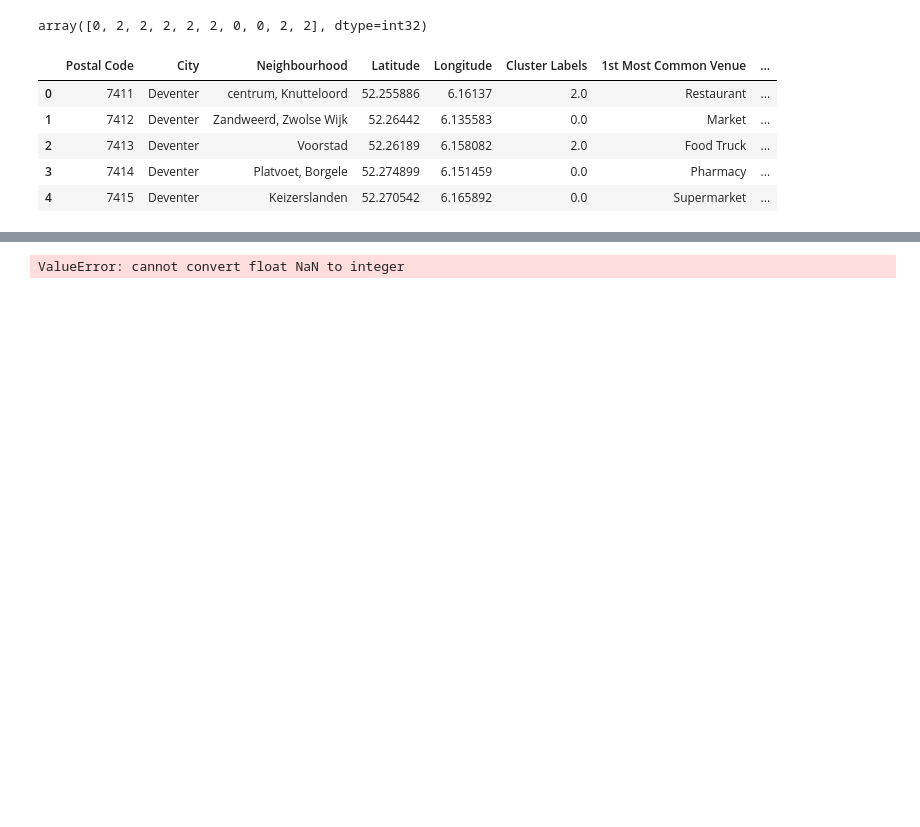
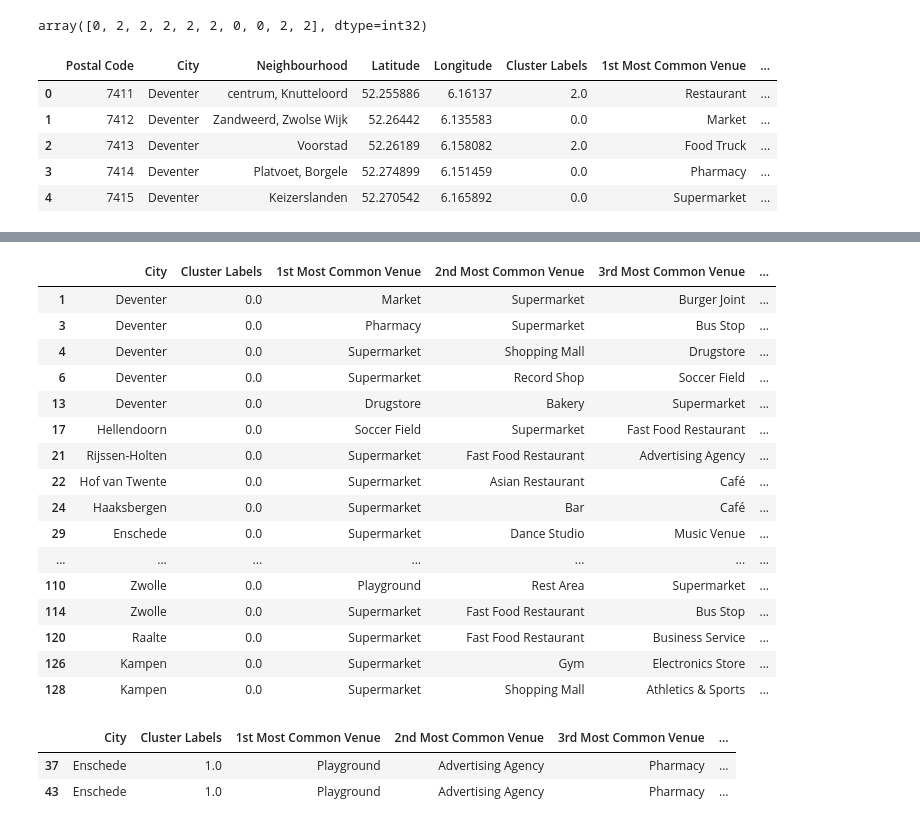
Before and after one commit to Younjung92/Capston-Project, a Jupyter notebook: Scripts/Assignment_DIY.ipynb, the cells around one changed output, grey strips where cells are left out. Saved outputs shown, nothing was run; the diff lists cells and outputs as text; code cells hidden in the pictures; blank space fills up the shorter version.

```diff
--- a/Scripts/Assignment_DIY.ipynb
+++ b/Scripts/Assignment_DIY.ipynb
@@ -250,7 +256,7 @@ def getNearbyVenues(names, latitudes, longitudes, radius = 500):
 
     return(nearby_venues)
 # %%
-Overijssen_venues = getNearbyVenues(names = df_overijssel['Neighbourhood'], latitudes = df_overijssel['Latitude'], longitudes = df_overijssel['Longitude'])
+Overijssel_venues = getNearbyVenues(names = df_overijssel['Neighbourhood'], latitudes = df_overijssel['Latitude'], longitudes = df_overijssel['Longitude'])
 # %% [output]
 centrum, Knutteloord
 Zandweerd, Zwolse Wijk
@@ -294,4 +299,2 @@ print("There are {} unique categories.".format(len(Overijssen_venues['Venue Cate
 # %% [output]
 There are 191 unique categories.
-# %%
-Overijssel_venues = Overijssen_venues
@@ -455,6 +450,8 @@ Overijssel_merged.head()
 | 2 | 7413 | Deventer | Voorstad | 52.26189 | 6.158082 | 2.0 | Food Truck | ... |
 | 3 | 7414 | Deventer | Platvoet, Borgele | 52.274899 | 6.151459 | 0.0 | Pharmacy | ... |
 | 4 | 7415 | Deventer | Keizerslanden | 52.270542 | 6.165892 | 0.0 | Supermarket | ... |
+# %%
+Overijssel_merged.dropna(inplace = True)
 # %%
 # Visualize the resulting clusters
 
@@ -471,10 +476,34 @@ TypeError: list indices must be integers or slices, not float
-# %%
-## add markers to the map
-markers_colors = []
-for lat, lng, poi, cluster in zip(Overijssel_merged['Latitude'], Overijssel_merged['Longitude'], Overijssel_merged['Neighbourhood'], Overijssel_merged['Cluster Labels']):
-    label = folium.Popup(str(poi) + ' Cluster ' + str(cluster), parse_html = True)
-    folium.CircleMarker([lat, lng], radius = 5, popup = label, color = rainbow[int(cluster-1)], fill = True, fill_color = rainbow[int(cluster-1)], fill_opacity = 0.7).add_to(map_clusters)
-
-map_clusters
-# %% [output]
-ValueError: cannot convert float NaN to integer
+# %%
+# Examine Clusters
+
+## Cluster 0
+
+Overijssel_merged.loc[Overijssel_merged['Cluster Labels'] == 0, Overijssel_merged.columns[[1] + list(range(5, Overijssel_merged.shape[1]))]]
+# %% [output]
+|  | City | Cluster Labels | 1st Most Common Venue | 2nd Most Common Venue | 3rd Most Common Venue | ... |
+| 1 | Deventer | 0.0 | Market | Supermarket | Burger Joint | ... |
+| 3 | Deventer | 0.0 | Pharmacy | Supermarket | Bus Stop | ... |
+| 4 | Deventer | 0.0 | Supermarket | Shopping Mall | Drugstore | ... |
+| 6 | Deventer | 0.0 | Supermarket | Record Shop | Soccer Field | ... |
+| 13 | Deventer | 0.0 | Drugstore | Bakery | Supermarket | ... |
+| 17 | Hellendoorn | 0.0 | Soccer Field | Supermarket | Fast Food Restaurant | ... |
+| 21 | Rijssen-Holten | 0.0 | Supermarket | Fast Food Restaurant | Advertising Agency | ... |
+| 22 | Hof van Twente | 0.0 | Supermarket | Asian Restaurant | Café | ... |
+| 24 | Haaksbergen | 0.0 | Supermarket | Bar | Café | ... |
+| 29 | Enschede | 0.0 | Supermarket | Dance Studio | Music Venue | ... |
+| ... | ... | ... | ... | ... | ... | ... |
+| 110 | Zwolle | 0.0 | Playground | Rest Area | Supermarket | ... |
+| 114 | Zwolle | 0.0 | Supermarket | Fast Food Restaurant | Bus Stop | ... |
+| 120 | Raalte | 0.0 | Supermarket | Fast Food Restaurant | Business Service | ... |
+| 126 | Kampen | 0.0 | Supermarket | Gym | Electronics Store | ... |
+| 128 | Kampen | 0.0 | Supermarket | Shopping Mall | Athletics & Sports | ... |
+# %%
+# Examine Clusters
+
+## Cluster 1
+
+Overijssel_merged.loc[Overijssel_merged['Cluster Labels'] == 1, Overijssel_merged.columns[[1] + list(range(5, Overijssel_merged.shape[1]))]]
+# %% [output]
+|  | City | Cluster Labels | 1st Most Common Venue | 2nd Most Common Venue | 3rd Most Common Venue | ... |
+| 37 | Enschede | 1.0 | Playground | Advertising Agency | Pharmacy | ... |
+| 43 | Enschede | 1.0 | Playground | Advertising Agency | Pharmacy | ... |
```
Also changed, not shown: parts of 14 cells of this notebook.
